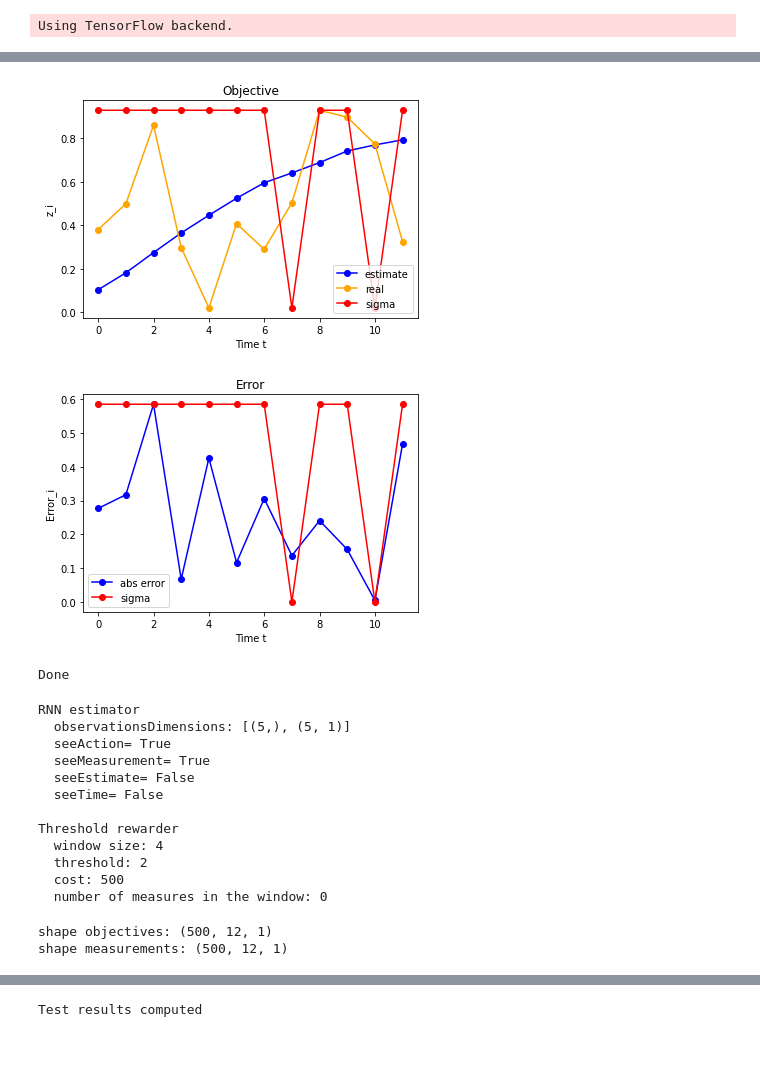
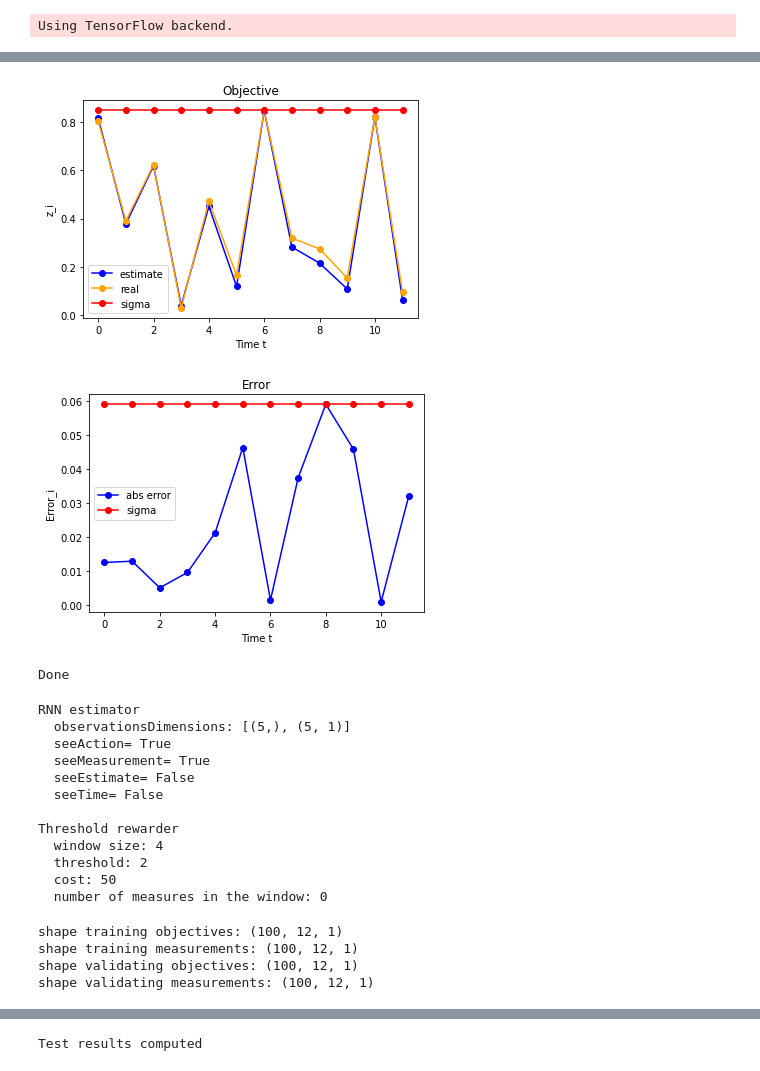
Before and after one commit to aaspeel/optiMeasRL, a Jupyter notebook: RL.ipynb, the cells around one changed output, grey strips where cells are left out. Cells and saved outputs as stored; diff of their text form; code cells hidden in the pictures.

```diff
--- a/RL.ipynb
+++ b/RL.ipynb
@@ -30,13 +31,13 @@ T=12
 # %%
 if estimatorType=='rnn':
     # construct and train a Sequential RNN model with keras
-    numberSamples_trainRNN=10
+    numberSamples_trainRNN=500
     T_trainRNN=T
     generatorType='random01'
 
     # generate sequences for training
     (objectives_trainRNN,measurements_trainRNN)=generateSequence(T_trainRNN,numberSamples=numberSamples_trainRNN,generatorType=generatorType)
-    sigmas_trainRNN=randomSigma(T_trainRNN,numberSamples=numberSamples_trainRNN,p0=0.3)
+    sigmas_trainRNN=randomSigma(T_trainRNN,numberSamples=numberSamples_trainRNN,p0=0.2)
     measurements_corrupted_trainRNN=corruptSequence_outOfRange(measurements_trainRNN,sigmas_trainRNN)
 
     n_dim_meas=np.shape(measurements_corrupted_trainRNN)[2]
@@ -51,7 +52,7 @@ if estimatorType=='rnn':
     model.summary()
 
     # train the RNN
-    history=model.fit(x=measurements_corrupted_trainRNN,y=objectives_trainRNN,batch_size=1,epochs=5,validation_split=0.2,verbose=2)
+    history=model.fit(x=measurements_corrupted_trainRNN,y=objectives_trainRNN,batch_size=1,epochs=20,validation_split=0.2,verbose=2)
 
     # plot loss
     plotRNNresults(history)
@@ -78,13 +79,13 @@ Epoch 5/5
 Done
 # %%
 if estimatorType=='rnn':
-    idx_sample=0
-    estimates_trainRNN=model.predict(measurements_corrupted_trainRNN[idx_sample:(idx_sample+1),:,:])
+    idx_sample=2
+    estimates_trainRNN=model.predict(measurements_corrupted_trainRNN)
     plotExperiment(objectives_trainRNN, estimates_trainRNN, sigmas_trainRNN,idx_sample=idx_sample)
 print('Done')
 # %% [output]
-[figure, old version]
+[figure, new version]
-[figure, old version]
+[figure, new version]
 Done
 # %%
 # construct estimator
@@ -99,7 +100,7 @@ estimator.summarize()
 print()
 
 # contruct rewarder
-rewarder=ThresholdRewarder(threshold=2, cost=500, windowSize=4)
+rewarder=ThresholdRewarder(threshold=2, cost=50, windowSize=4)
 rewarder.summarize()
 # %% [output]
 RNN estimator
@@ -112,19 +113,27 @@ RNN estimator
 Threshold rewarder
   window size: 4
   threshold: 2
-  cost: 500
+  cost: 50
   number of measures in the window: 0
 # %%
-# generate sequences for training the agent
-numberSamples_trainAgent=500
-T_trainAgent=T
+# generate sequences for training and validating the agent
+numberSamples_train=100
+T_train=T
 
-(objectives_trainAgent,measurements_trainAgent)=estimator.generateSequence(T_trainAgent,numberSamples=numberSamples_trainAgent)
+numberSamples_valid=numberSamples_train
+T_valid=T_train
 
-print('shape objectives:',np.shape(objectives_trainAgent))
-print('shape measurements:',np.shape(measurements_trainAgent))
+(objectives_train,measurements_train)=estimator.generateSequence(T_train,numberSamples=numberSamples_train)
+(objectives_valid,measurements_valid)=estimator.generateSequence(T_valid,numberSamples=numberSamples_valid)
+
+print('shape training objectives:',np.shape(objectives_train))
+print('shape training measurements:',np.shape(measurements_train))
+print('shape validating objectives:',np.shape(objectives_valid))
+print('shape validating measurements:',np.shape(measurements_valid))
 # %% [output]
-shape objectives: (500, 12, 1)
-shape measurements: (500, 12, 1)
+shape training objectives: (100, 12, 1)
+shape training measurements: (100, 12, 1)
+shape validating objectives: (100, 12, 1)
+shape validating measurements: (100, 12, 1)
 # %%
 # construct agent
```
Also changed, not shown: parts of 11 cells of this notebook, 5 other files.
